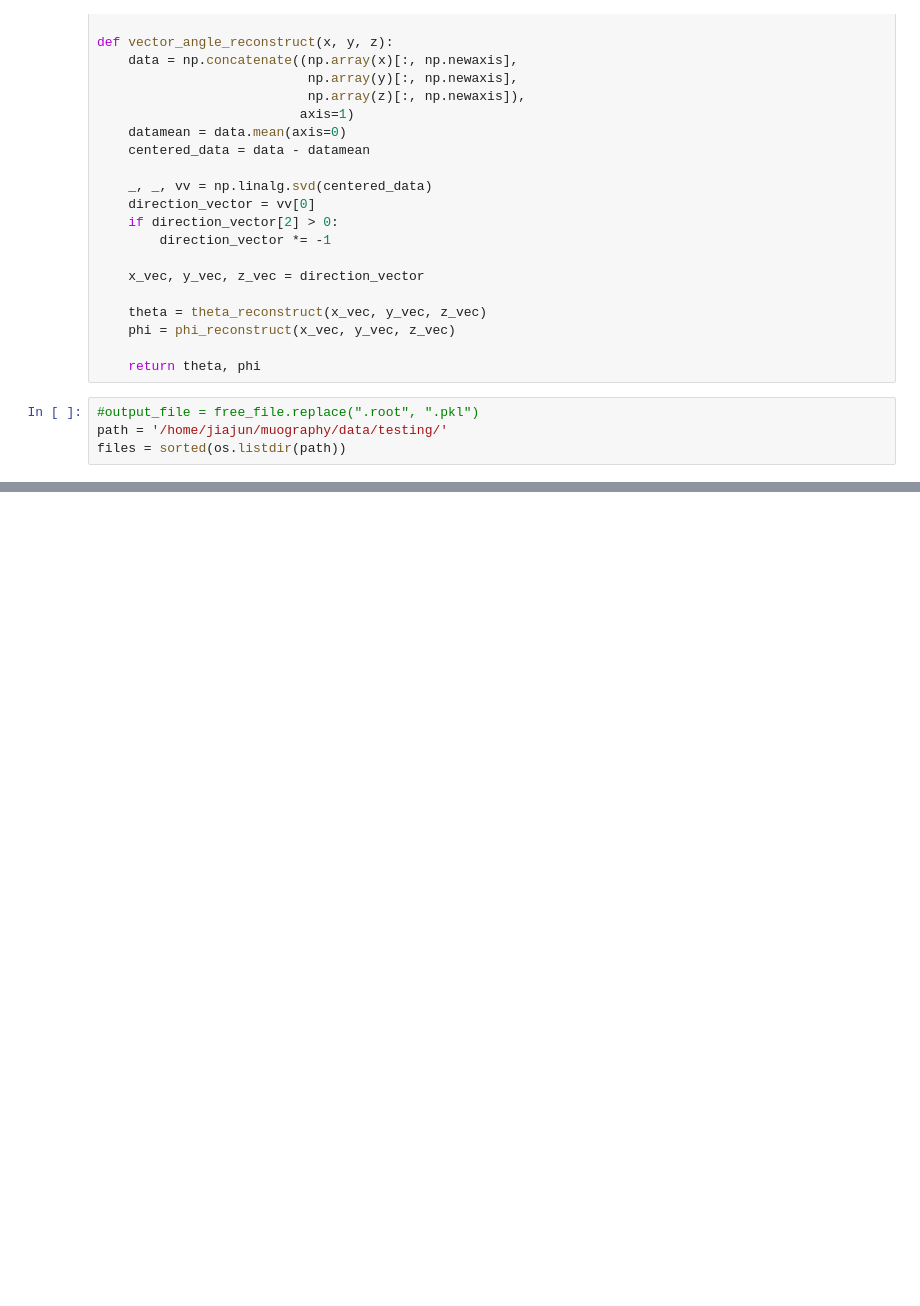
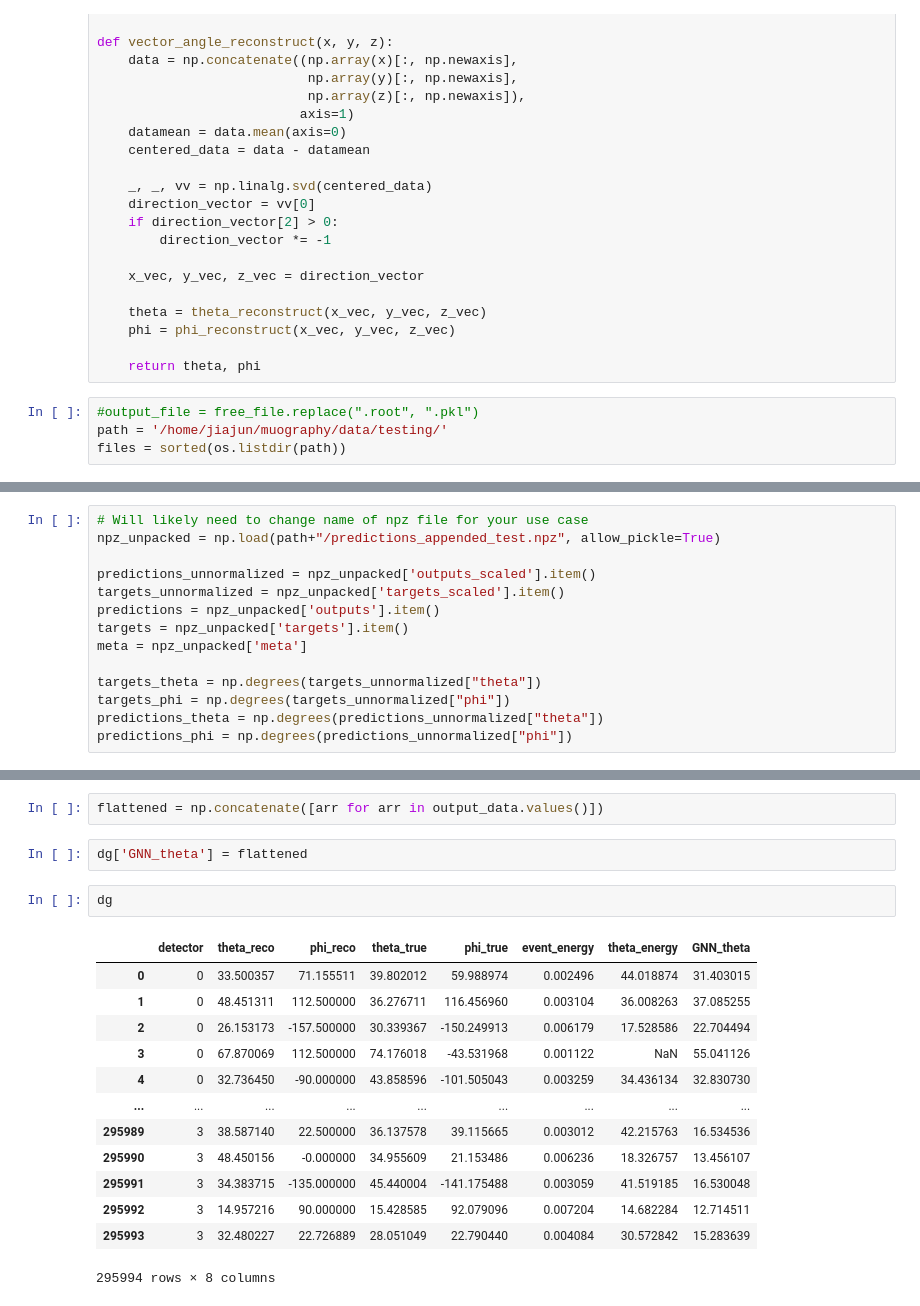
Before and after one commit to JiaJunHuang120000/muography, a Jupyter notebook: script/root_to_pkl_and_splitting.ipynb, the cells around one changed output, grey strips where cells are left out. Drawn from its saved outputs; the diff is of its cells as text; blank space fills up the shorter version.

```diff
--- a/script/root_to_pkl_and_splitting.ipynb
+++ b/script/root_to_pkl_and_splitting.ipynb
@@ -242,0 +228,14 @@ df
+# %%
+# Will likely need to change name of npz file for your use case
+npz_unpacked = np.load(path+"/predictions_appended_test.npz", allow_pickle=True)
+
+predictions_unnormalized = npz_unpacked['outputs_scaled'].item()
+targets_unnormalized = npz_unpacked['targets_scaled'].item()
+predictions = npz_unpacked['outputs'].item()
+targets = npz_unpacked['targets'].item()
+meta = npz_unpacked['meta']
+
+targets_theta = np.degrees(targets_unnormalized["theta"])
+targets_phi = np.degrees(targets_unnormalized["phi"])
+predictions_theta = np.degrees(predictions_unnormalized["theta"])
+predictions_phi = np.degrees(predictions_unnormalized["phi"])
@@ -242,0 +283,20 @@ df
+# %%
+flattened = np.concatenate([arr for arr in output_data.values()])
+# %%
+dg['GNN_theta'] = flattened
+# %%
+dg
+# %% [output]
+|  | detector | theta_reco | phi_reco | theta_true | phi_true | event_energy | theta_energy | GNN_theta |
+| 0 | 0 | 33.500357 | 71.155511 | 39.802012 | 59.988974 | 0.002496 | 44.018874 | 31.403015 |
+| 1 | 0 | 48.451311 | 112.500000 | 36.276711 | 116.456960 | 0.003104 | 36.008263 | 37.085255 |
+| 2 | 0 | 26.153173 | -157.500000 | 30.339367 | -150.249913 | 0.006179 | 17.528586 | 22.704494 |
+| 3 | 0 | 67.870069 | 112.500000 | 74.176018 | -43.531968 | 0.001122 | NaN | 55.041126 |
+| 4 | 0 | 32.736450 | -90.000000 | 43.858596 | -101.505043 | 0.003259 | 34.436134 | 32.830730 |
+| ... | ... | ... | ... | ... | ... | ... | ... | ... |
+| 295989 | 3 | 38.587140 | 22.500000 | 36.137578 | 39.115665 | 0.003012 | 42.215763 | 16.534536 |
+| 295990 | 3 | 48.450156 | -0.000000 | 34.955609 | 21.153486 | 0.006236 | 18.326757 | 13.456107 |
+| 295991 | 3 | 34.383715 | -135.000000 | 45.440004 | -141.175488 | 0.003059 | 41.519185 | 16.530048 |
+| 295992 | 3 | 14.957216 | 90.000000 | 15.428585 | 92.079096 | 0.007204 | 14.682284 | 12.714511 |
+| 295993 | 3 | 32.480227 | 22.726889 | 28.051049 | 22.790440 | 0.004084 | 30.572842 | 15.283639 |
+295994 rows × 8 columns
```
Also changed, not shown: parts of 9 cells of this notebook.
